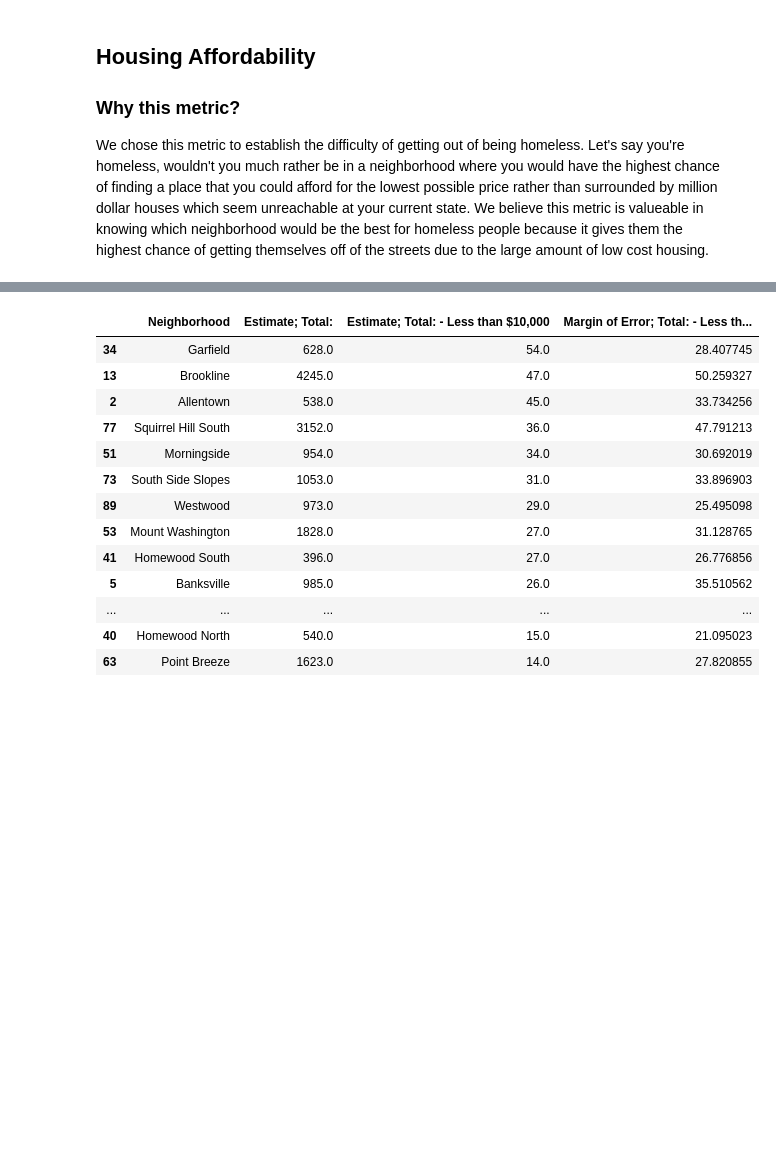
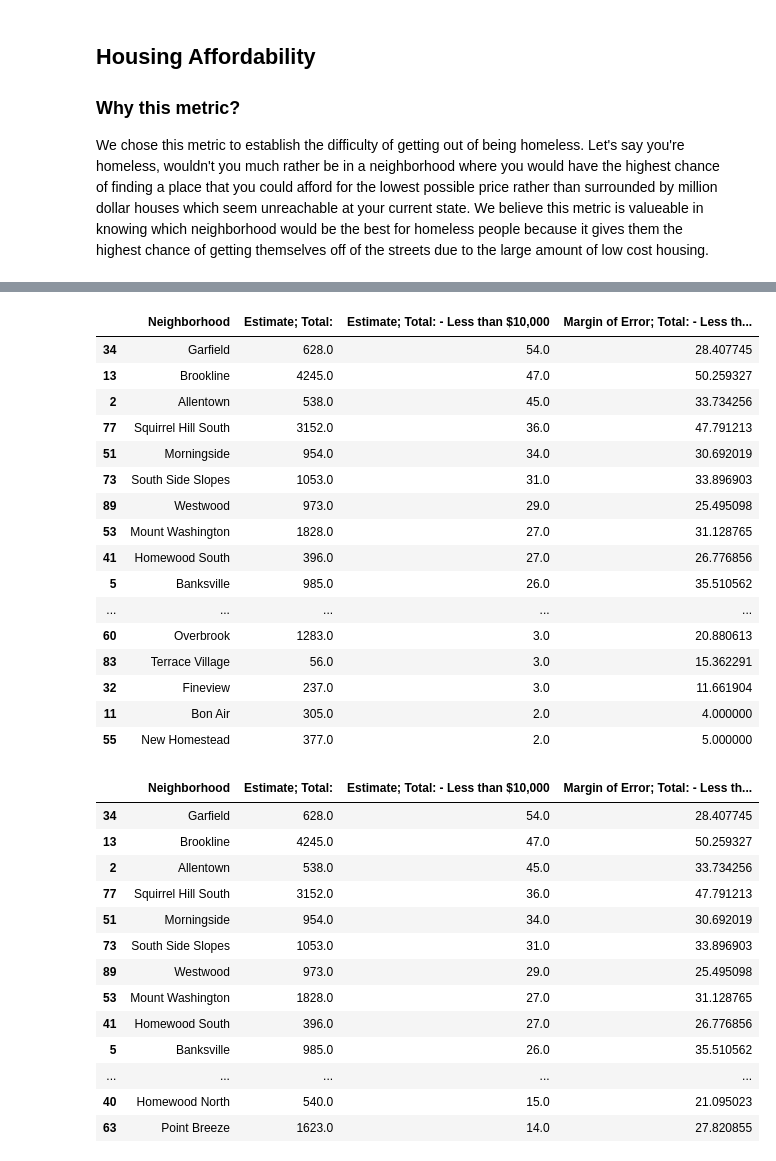
Before and after one commit to Griecok/Homeless-neighborhood, a Jupyter notebook: Kent- Cost of living/Cost of living.ipynb, the cells around one changed output, grey strips where cells are left out. Saved outputs shown, nothing was run; the diff lists cells and outputs as text; code cells hidden in the pictures; blank space fills up the shorter version.

```diff
--- a/Kent- Cost of living/Cost of living.ipynb
+++ b/Kent- Cost of living/Cost of living.ipynb
@@ -11,3 +29,27 @@ import matplotlib.pyplot as plt
+# %%
+url = "https://data.wprdc.org/dataset/5b18c198-474c-4723-b735-cc5220ad43cc/resource/13982f58-e618-400c-8f69-6a32dbd7c68f/download/value.csv"
+df = pd.read_csv(url)
+newDf = df[df['Estimate; Total: - Less than $10,000'] > 0]
+decendingDf = newDf.sort_values(by='Estimate; Total: - Less than $10,000', ascending=False)
+decendingDf[['Neighborhood', 'Estimate; Total:', 'Estimate; Total: - Less than $10,000', 'Margin of Error; Total: - Less than $10,000']]
+# %% [output]
+|  | Neighborhood | Estimate; Total: | Estimate; Total: - Less than $10,000 | Margin of Error; Total: - Less th... |
+| 34 | Garfield | 628.0 | 54.0 | 28.407745 |
+| 13 | Brookline | 4245.0 | 47.0 | 50.259327 |
+| 2 | Allentown | 538.0 | 45.0 | 33.734256 |
+| 77 | Squirrel Hill South | 3152.0 | 36.0 | 47.791213 |
+| 51 | Morningside | 954.0 | 34.0 | 30.692019 |
+| 73 | South Side Slopes | 1053.0 | 31.0 | 33.896903 |
+| 89 | Westwood | 973.0 | 29.0 | 25.495098 |
+| 53 | Mount Washington | 1828.0 | 27.0 | 31.128765 |
+| 41 | Homewood South | 396.0 | 27.0 | 26.776856 |
+| 5 | Banksville | 985.0 | 26.0 | 35.510562 |
+| ... | ... | ... | ... | ... |
+| 60 | Overbrook | 1283.0 | 3.0 | 20.880613 |
+| 83 | Terrace Village | 56.0 | 3.0 | 15.362291 |
+| 32 | Fineview | 237.0 | 3.0 | 11.661904 |
+| 11 | Bon Air | 305.0 | 2.0 | 4.000000 |
+| 55 | New Homestead | 377.0 | 2.0 | 5.000000 |
 # %%
 url = "https://data.wprdc.org/dataset/5b18c198-474c-4723-b735-cc5220ad43cc/resource/13982f58-e618-400c-8f69-6a32dbd7c68f/download/value.csv"
 df = pd.read_csv(url)
```
Also changed, not shown: parts of 3 cells of this notebook.
